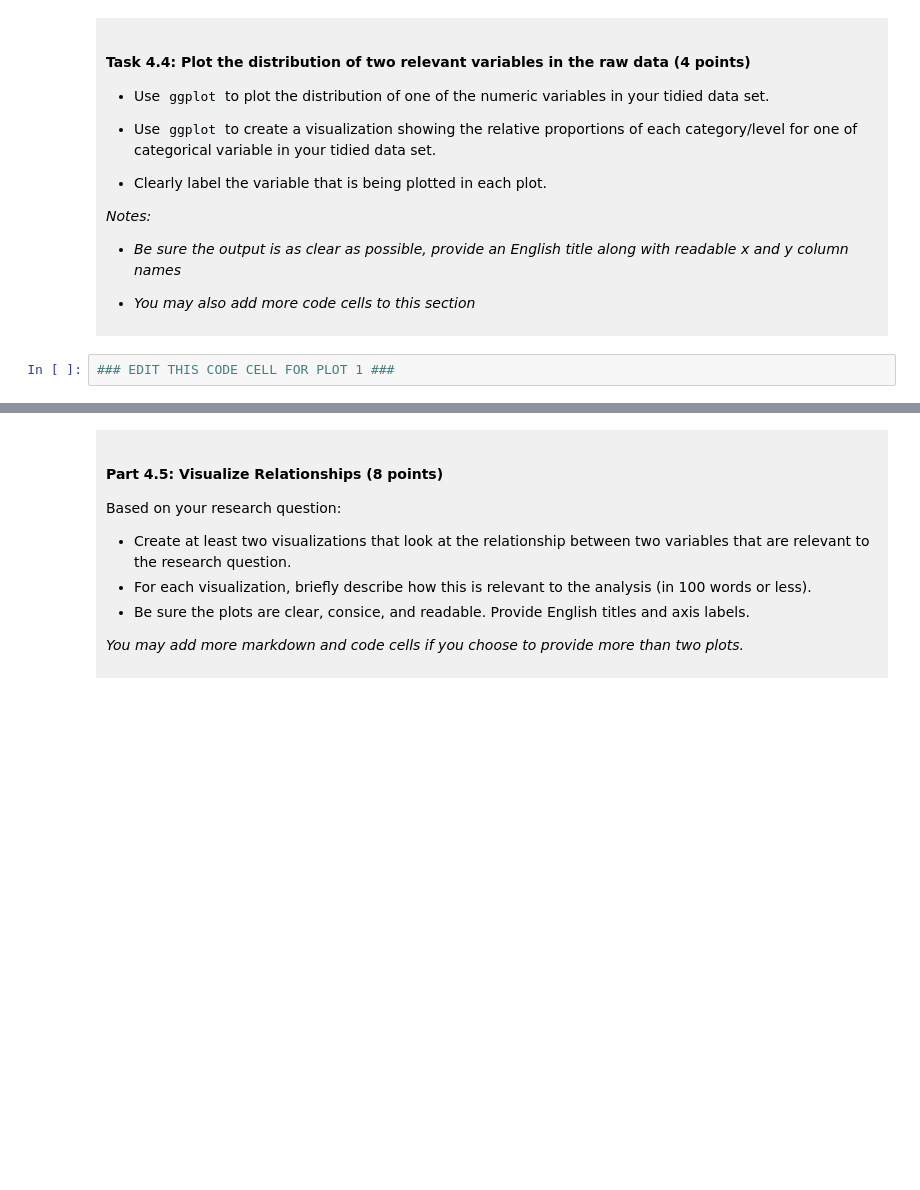
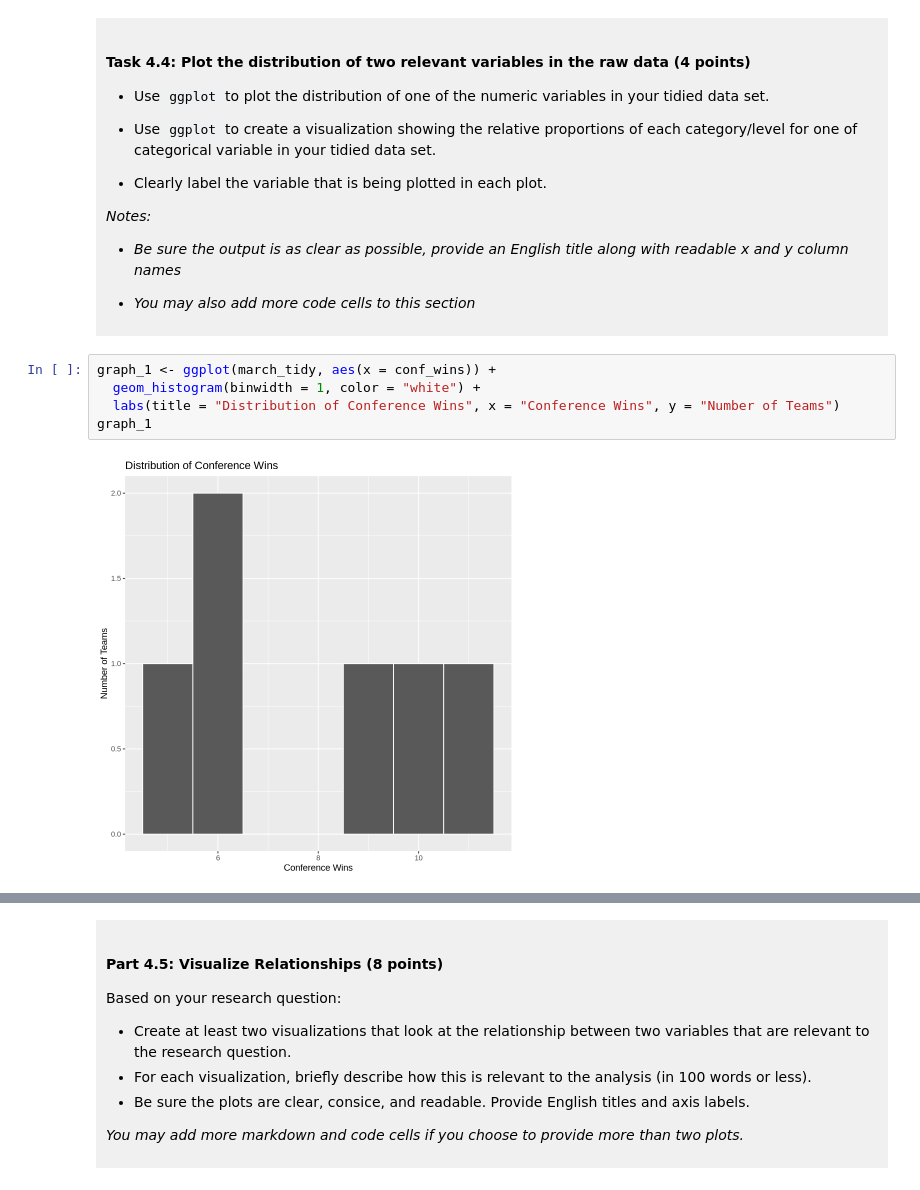
Before and after one commit to prabhleenkpanesar-cmd/dsci_100_project_prabhleen_kaur, a Jupyter notebook: dsci-100-project-notebook.ipynb, the cells around one changed output, grey strips where cells are left out. Cells and saved outputs as stored; diff of their text form; blank space fills up the shorter version.

```diff
--- a/dsci-100-project-notebook.ipynb
+++ b/dsci-100-project-notebook.ipynb
@@ -301,5 +362,10 @@ You will refine your research question (if needed) and produce a tidy data set.
 
 </div>
 # %%
-### EDIT THIS CODE CELL FOR PLOT 1 ###
+graph_1 <- ggplot(march_tidy, aes(x = conf_wins)) +
+  geom_histogram(binwidth = 1, color = "white") +
+  labs(title = "Distribution of Conference Wins", x = "Conference Wins", y = "Number of Teams")
+graph_1
+# %% [output]
+[figure, added]
 # %%
```
Also changed, not shown: parts of 10 cells of this notebook.
